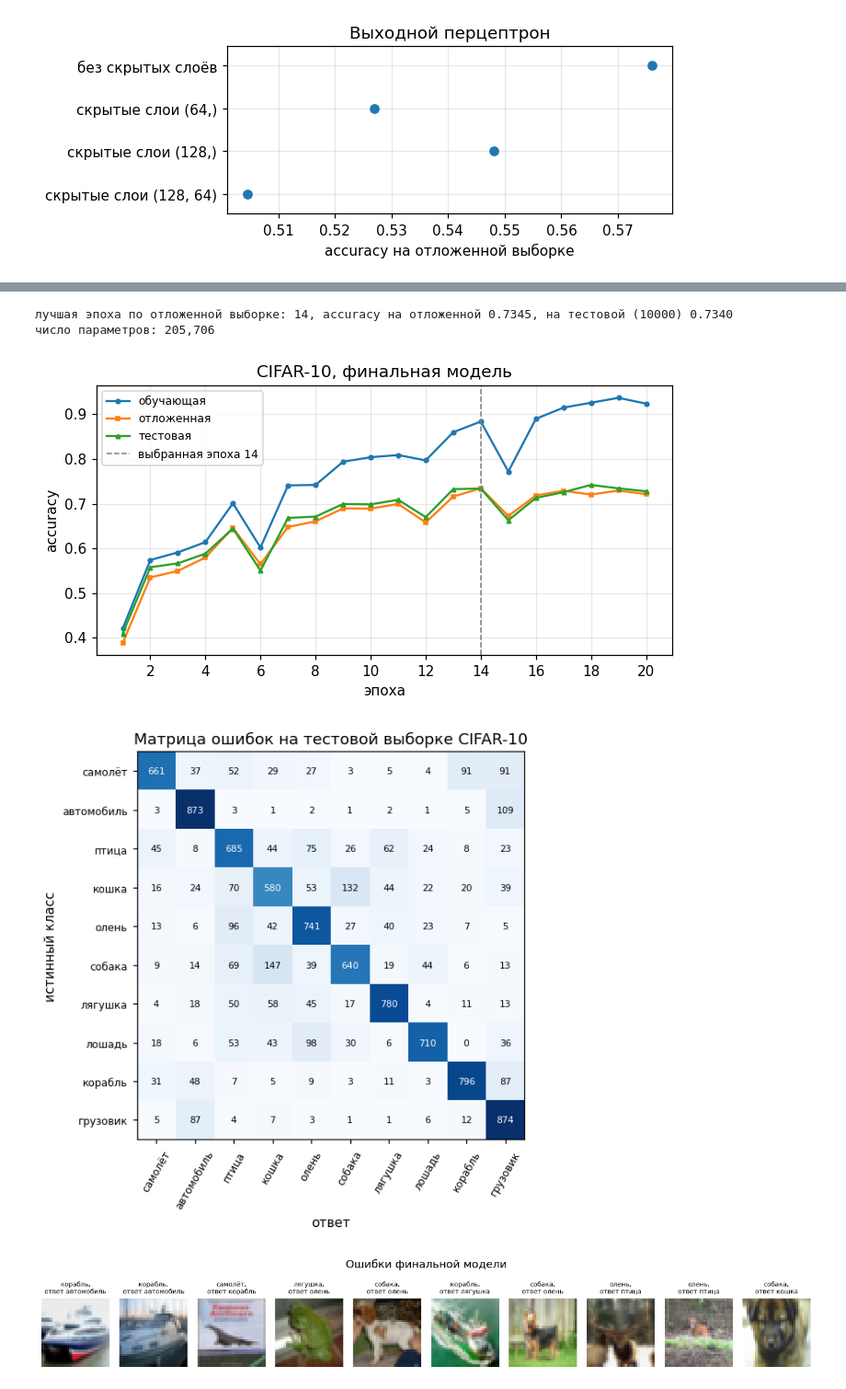
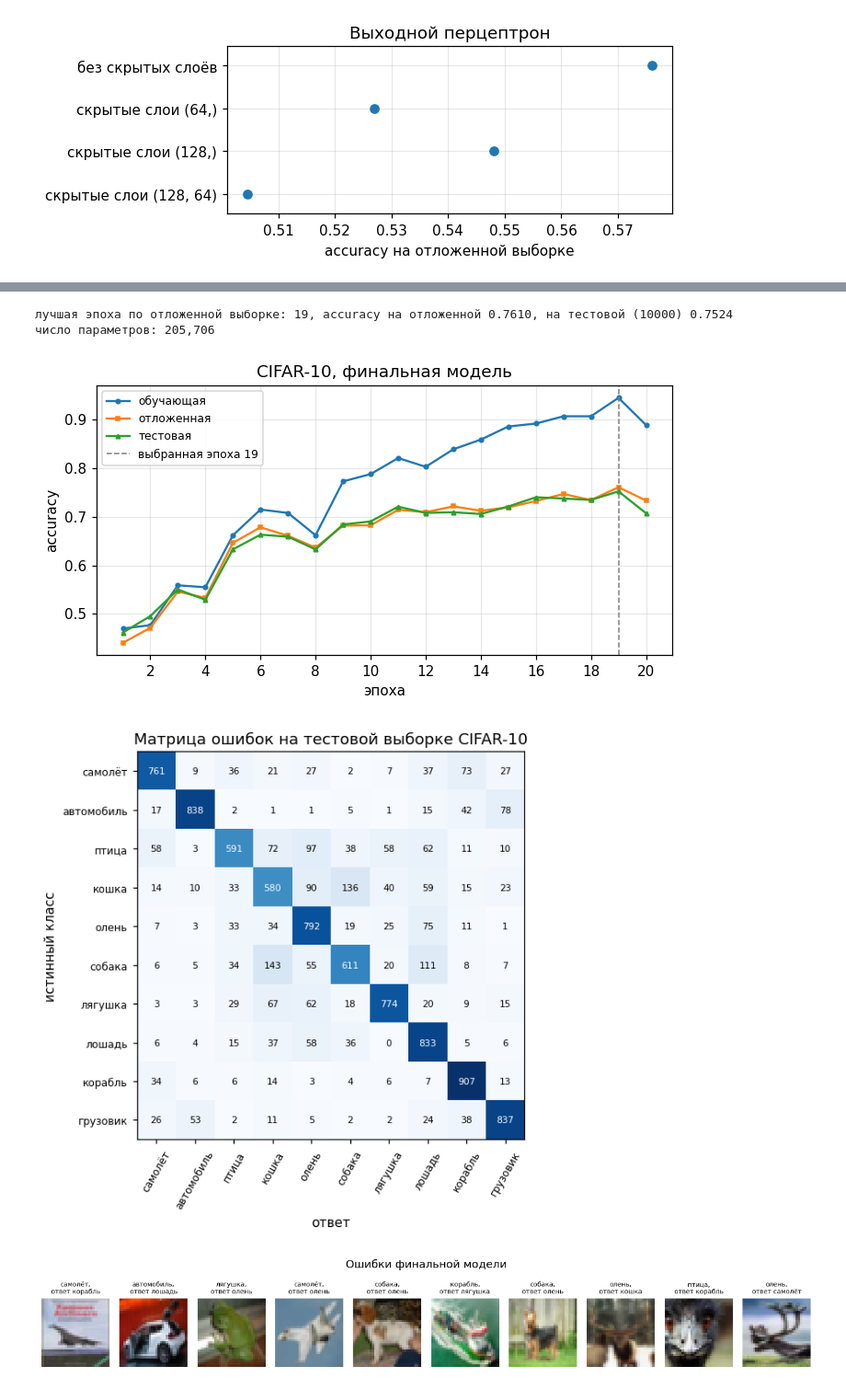
Before and after one commit to UsusCimex/NSU_DeepLearning, a Jupyter notebook: labs/lab-06-resnet/resnet_cifar.ipynb, the cells around one changed output, grey strips where cells are left out. Shown at 92% size. Drawn from its saved outputs; the diff is of its cells as text; code cells hidden in the pictures.

```diff
--- a/labs/lab-06-resnet/resnet_cifar.ipynb
+++ b/labs/lab-06-resnet/resnet_cifar.ipynb
@@ -538,10 +608,13 @@ plt.show()
 # %%
-best = regularization.sort_values('val_acc', ascending=False).iloc[0]
-BASE.update(batchnorm=bool(best['batchnorm']), dropout=float(best['dropout']))
-print(f'выбраны: batchnorm {BASE["batchnorm"]}, dropout {BASE["dropout"]}')
+best = regularization.iloc[regularization['val_acc'].argmax()]
+best_config['batchnorm'] = bool(best['batchnorm'])
+best_config['dropout'] = float(best['dropout'])
+print(f"выбраны: batchnorm {best_config['batchnorm']}, dropout {best_config['dropout']}")
 
-rows = [experiment('каналы и lr', lr=lr, channels=channels)
-        for channels, lr in itertools.product([16, 32], [0.01, 0.05, 0.1])]
+rows = []
+for channels in [16, 32]:
+    for lr in [0.01, 0.05, 0.1]:
+        rows.append(experiment('каналы и lr', lr, channels=channels))
 channels_lr = pd.DataFrame(rows)
 table = channels_lr.pivot_table(index='channels', columns='lr', values='val_acc')
 print(table.round(4).to_string())
@@ -648,10 +744,9 @@ plt.show()
 # %%
-(X_final, y_final), (X_final_val, y_final_val), _ = \
-    split('CIFAR-10', 15000, 2000, np.random.default_rng(1))
+(X_final, y_final), (X_final_val, y_final_val), _ = split('CIFAR-10', 15000, 2000)
 torch.manual_seed(SEED)
-final = Net(**BASE).to(DEVICE)
-history = run(final, X_final, y_final, X_final_val, y_final_val, lr=LR, epochs=20,
-              X_test=X_test, y_test=y_test)
+final = BlockNet(**best_config).to(DEVICE)
+history = train_model(final, X_final, y_final, X_final_val, y_final_val, lr=LR, epochs=20,
+                      X_test=X_test, y_test=y_test)
 best_epoch = int(history['val'].argmax()) + 1
 val_acc, test_acc = history['val'][best_epoch - 1], history['test'][best_epoch - 1]
 print(f'лучшая эпоха по отложенной выборке: {best_epoch}, accuracy на отложенной '
@@ -665,47 +760,51 @@ ax.plot(epoch_numbers, history['val'], marker='s', markersize=3, label='отло
 ax.plot(epoch_numbers, history['test'], marker='^', markersize=3, label='тестовая')
 ax.axvline(best_epoch, color='gray', linestyle='--', linewidth=1,
            label=f'выбранная эпоха {best_epoch}')
-ax.set_xlabel('эпоха'); ax.set_ylabel('accuracy'); ax.set_xticks(range(2, 21, 2))
-ax.set_title('CIFAR-10, финальная модель'); ax.grid(alpha=0.3); ax.legend(fontsize=8)
+ax.set_xlabel('эпоха')
+ax.set_ylabel('accuracy')
+ax.set_xticks(range(2, 21, 2))
+ax.set_title('CIFAR-10, финальная модель')
+ax.grid(alpha=0.3)
+ax.legend(fontsize=8)
 plt.tight_layout()
 plt.show()
 # %% [output]
-лучшая эпоха по отложенной выборке: 14, accuracy на отложенной 0.7345, на тестовой (10000) 0.7340
+лучшая эпоха по отложенной выборке: 19, accuracy на отложенной 0.7610, на тестовой (10000) 0.7524
 число параметров: 205,706
-[figure, old version]
+[figure, new version]
 # %%
-true_labels = RAW['CIFAR-10'][3]
+test = DATASETS['CIFAR-10'][1]
 predictions = predict(final, X_test).cpu().numpy()  # .cpu() забирает ответы с видеокарты
 confusion = np.zeros((10, 10), dtype=int)
-for true, answer in zip(true_labels, predictions):
+for true, answer in zip(test.targets, predictions):
     confusion[true, answer] += 1  # строка: истинный класс, столбец: ответ
 
 fig, ax = plt.subplots(figsize=(6.2, 5.6))
 ax.imshow(confusion, cmap='Blues')
 for i in range(10):
     for j in range(10):
         ax.text(j, i, confusion[i, j], ha='center', va='center', fontsize=7,
                 color='white' if confusion[i, j] > confusion.max() / 2 else 'black')
 ax.set_xticks(range(10), CIFAR_CLASSES, rotation=60, fontsize=8)
 ax.set_yticks(range(10), CIFAR_CLASSES, fontsize=8)
 ax.set_xlabel('ответ')
 ax.set_ylabel('истинный класс')
 ax.set_title('Матрица ошибок на тестовой выборке CIFAR-10')
 plt.tight_layout()
 plt.show()
 
-wrong = np.flatnonzero(predictions != true_labels)[:10]  # первые 10 тестовых изображений с ошибкой
+wrong = np.flatnonzero(predictions != test.targets)[:10]  # первые 10 тестовых с ошибкой
 fig, axes = plt.subplots(1, 10, figsize=(12, 2))
 for ax, j in zip(axes, wrong):
     # imshow ждёт порядок осей (высота, ширина, канал), transpose переставляет оси
-    ax.imshow(RAW['CIFAR-10'][2][j].transpose(1, 2, 0))
-    true_name, answer_name = CIFAR_CLASSES[true_labels[j]], CIFAR_CLASSES[predictions[j]]
+    ax.imshow(test.data[j].transpose(1, 2, 0))
+    true_name, answer_name = CIFAR_CLASSES[test.targets[j]], CIFAR_CLASSES[predictions[j]]
     ax.set_title(f'{true_name},\nответ {answer_name}', fontsize=7)
     ax.axis('off')
 fig.suptitle('Ошибки финальной модели')
 plt.tight_layout()
 plt.show()
 # %% [output]
-[figure, old version]
+[figure, new version]
-[figure, old version]
+[figure, new version]
 # %% [markdown]
```
Also changed, not shown: parts of 28 cells of this notebook, 4 other files.
